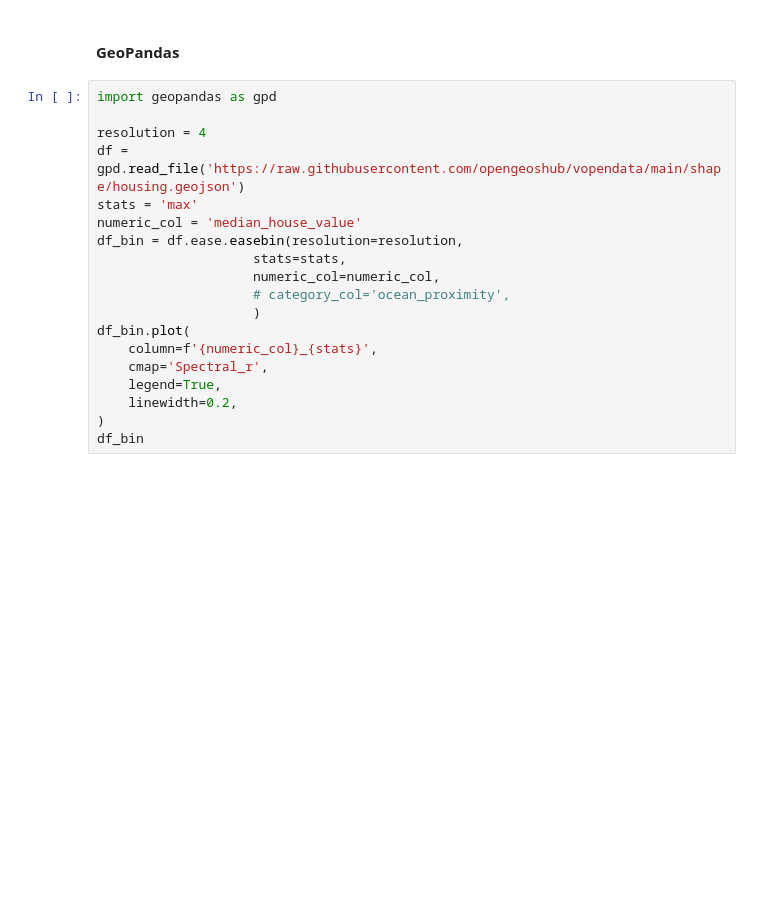
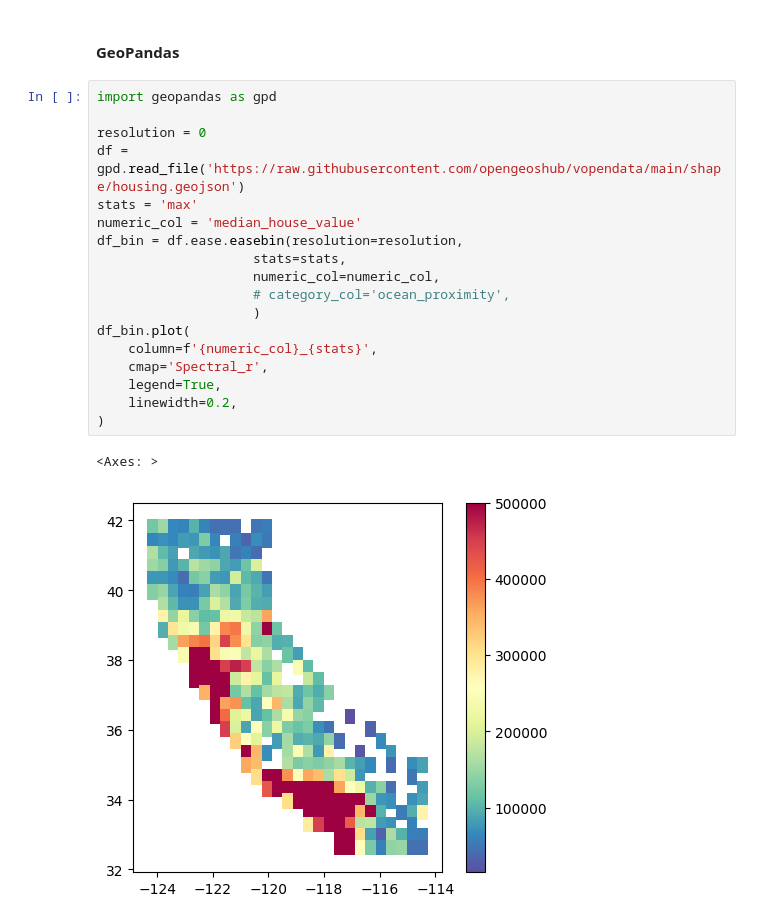
Before and after one commit to opengeoshub/vgridpandas, a Jupyter notebook: docs/notebooks/09_ease.ipynb, the cells around one changed output. Saved outputs shown, nothing was run; the diff lists cells and outputs as text; blank space fills up the shorter version.

```diff
--- a/docs/notebooks/09_ease.ipynb
+++ b/docs/notebooks/09_ease.ipynb
@@ -90,19 +127,21 @@ df_bin.plot(
 # %%
 import geopandas as gpd
 
-resolution = 4
+resolution = 0
 df = gpd.read_file('https://raw.githubusercontent.com/opengeoshub/vopendata/main/shape/housing.geojson')
 stats = 'max'
 numeric_col = 'median_house_value'
 df_bin = df.ease.easebin(resolution=resolution,
                     stats=stats,
                     numeric_col=numeric_col,
                     # category_col='ocean_proximity',
                     )
 df_bin.plot(
     column=f'{numeric_col}_{stats}',
     cmap='Spectral_r',
     legend=True,
     linewidth=0.2,
 )
-df_bin
+# %% [output]
+<Axes: >
+[figure, added]
```
Also changed, not shown: parts of 5 cells of this notebook, 9 other files.
